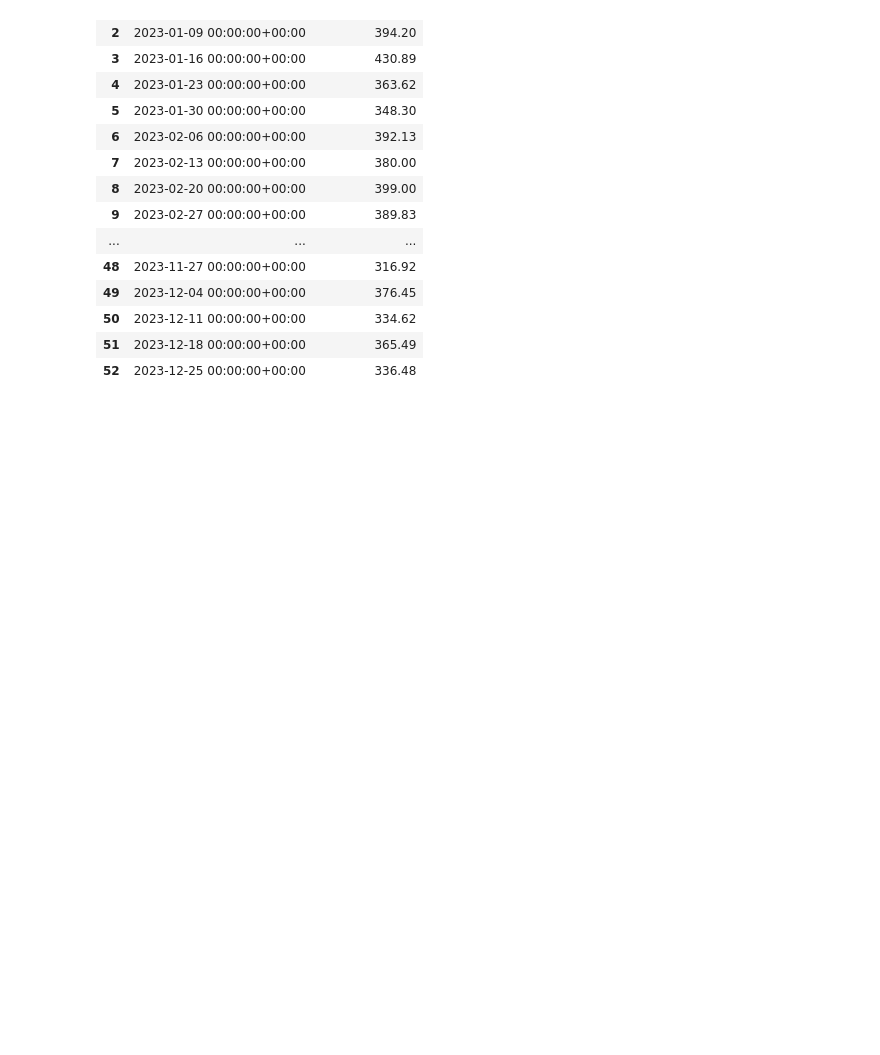
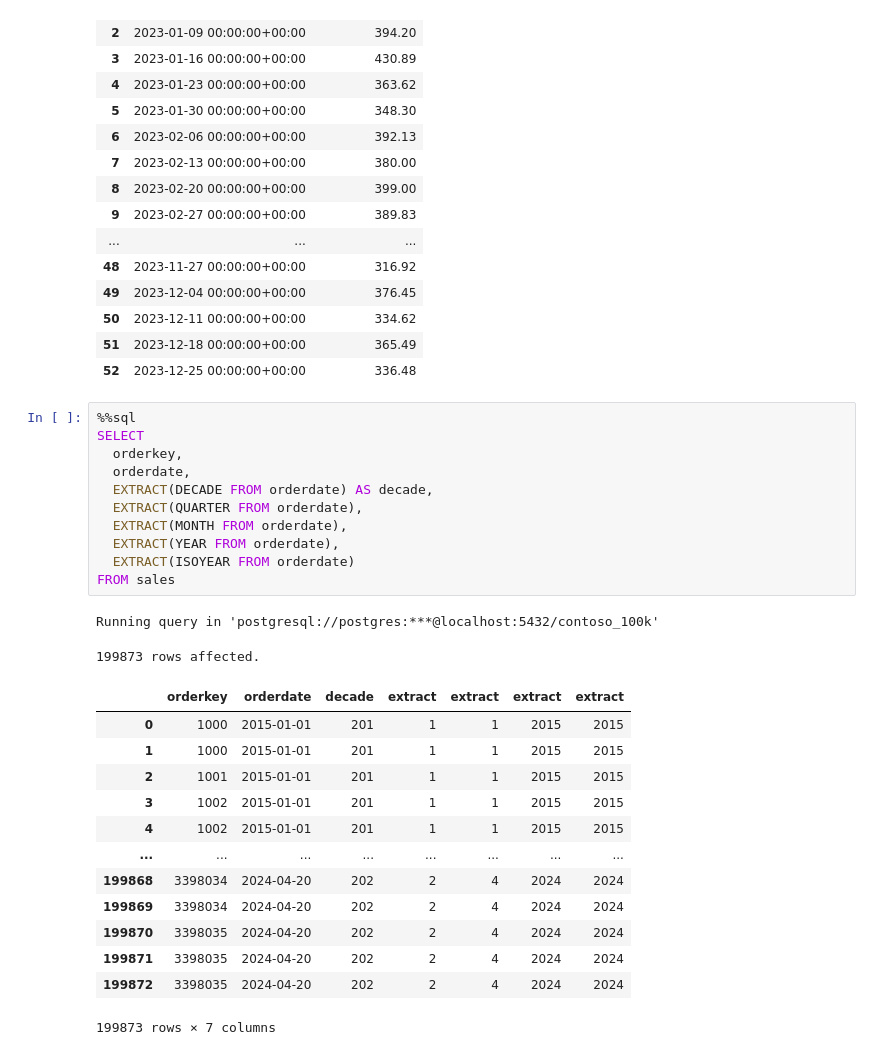
Before and after one commit to Bartek0829/SQL-learning, a Jupyter notebook: Resources/Date&TimeFunctions.ipynb, the cells around one changed output. Cells and saved outputs as stored; diff of their text form; blank space fills up the shorter version.

```diff
--- a/Resources/Date&TimeFunctions.ipynb
+++ b/Resources/Date&TimeFunctions.ipynb
@@ -149,3 +149,30 @@ Running query in 'postgresql://postgres:***@localhost:5432/contoso_100k'
 | 50 | 2023-12-11 00:00:00+00:00 | 334.62 |
 | 51 | 2023-12-18 00:00:00+00:00 | 365.49 |
 | 52 | 2023-12-25 00:00:00+00:00 | 336.48 |
+# %%
+%%sql
+SELECT
+  orderkey,
+  orderdate,
+  EXTRACT(DECADE FROM orderdate) AS decade,
+  EXTRACT(QUARTER FROM orderdate),
+  EXTRACT(MONTH FROM orderdate),
+  EXTRACT(YEAR FROM orderdate),
+  EXTRACT(ISOYEAR FROM orderdate)
+FROM sales
+# %% [output]
+Running query in 'postgresql://postgres:***@localhost:5432/contoso_100k'
+199873 rows affected.
+|  | orderkey | orderdate | decade | extract | extract | extract | extract |
+| 0 | 1000 | 2015-01-01 | 201 | 1 | 1 | 2015 | 2015 |
+| 1 | 1000 | 2015-01-01 | 201 | 1 | 1 | 2015 | 2015 |
+| 2 | 1001 | 2015-01-01 | 201 | 1 | 1 | 2015 | 2015 |
+| 3 | 1002 | 2015-01-01 | 201 | 1 | 1 | 2015 | 2015 |
+| 4 | 1002 | 2015-01-01 | 201 | 1 | 1 | 2015 | 2015 |
+| ... | ... | ... | ... | ... | ... | ... | ... |
+| 199868 | 3398034 | 2024-04-20 | 202 | 2 | 4 | 2024 | 2024 |
+| 199869 | 3398034 | 2024-04-20 | 202 | 2 | 4 | 2024 | 2024 |
+| 199870 | 3398035 | 2024-04-20 | 202 | 2 | 4 | 2024 | 2024 |
+| 199871 | 3398035 | 2024-04-20 | 202 | 2 | 4 | 2024 | 2024 |
+| 199872 | 3398035 | 2024-04-20 | 202 | 2 | 4 | 2024 | 2024 |
+199873 rows × 7 columns
```
Also changed, not shown: parts of 6 cells of this notebook.
